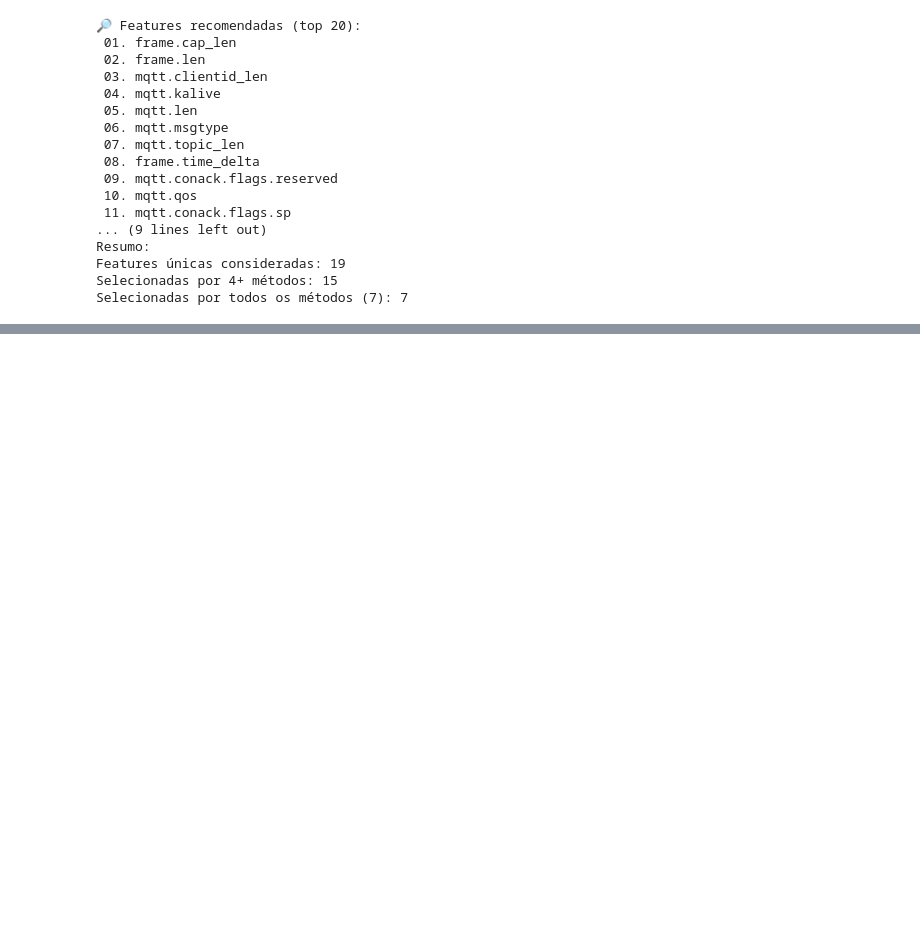
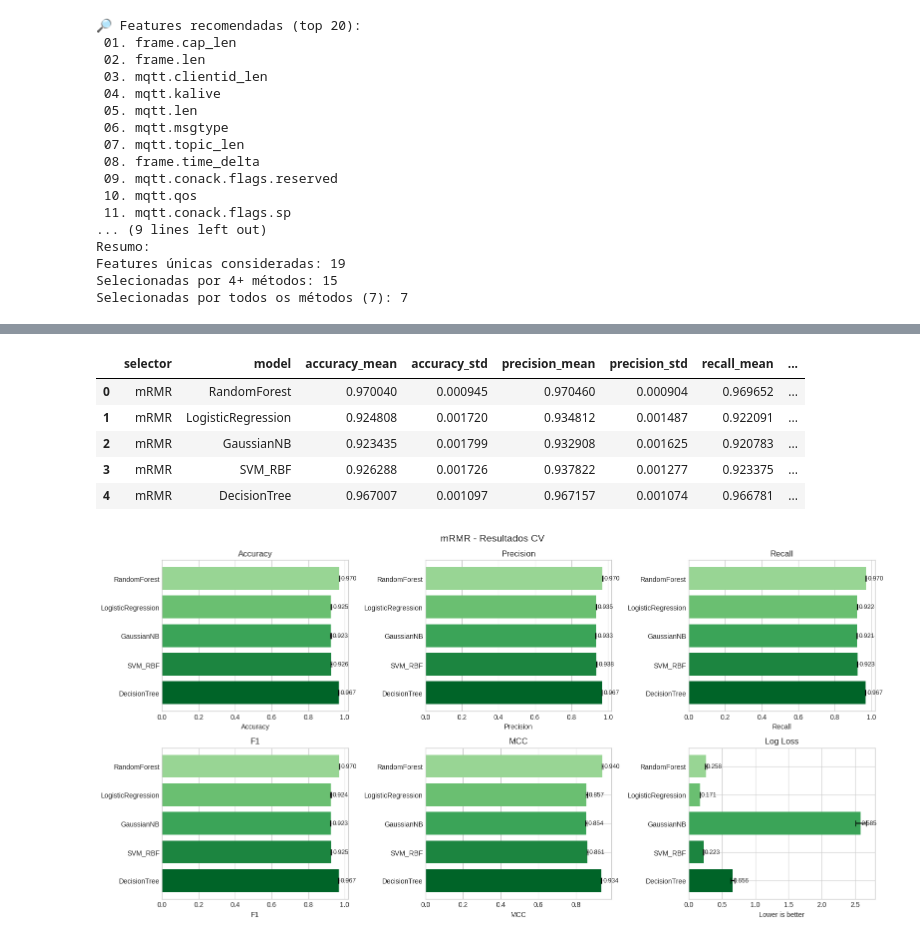
Before and after one commit to William-SWS/mqtt_under_attack, a Jupyter notebook: notebooks/model_training.ipynb, the cells around one changed output, grey strips where cells are left out. Saved outputs shown, nothing was run; the diff lists cells and outputs as text; code cells hidden in the pictures; blank space fills up the shorter version.

```diff
--- a/notebooks/model_training.ipynb
+++ b/notebooks/model_training.ipynb
@@ -1497,0 +1688,14 @@ Selecionadas por todos os métodos (7): 7
+# %%
+# Avaliar mRMR
+sel_name = "mRMR"
+df_mrmr = evaluate_selector_cv(sel_name, selector_funcs[sel_name], X, y, cv_splits=5)
+display(df_mrmr)
+plot_selector_results(df_mrmr, f"{sel_name} - Resultados CV")
+# %% [output]
+|  | selector | model | accuracy_mean | accuracy_std | precision_mean | precision_std | recall_mean | ... |
+| 0 | mRMR | RandomForest | 0.970040 | 0.000945 | 0.970460 | 0.000904 | 0.969652 | ... |
+| 1 | mRMR | LogisticRegression | 0.924808 | 0.001720 | 0.934812 | 0.001487 | 0.922091 | ... |
+| 2 | mRMR | GaussianNB | 0.923435 | 0.001799 | 0.932908 | 0.001625 | 0.920783 | ... |
+| 3 | mRMR | SVM_RBF | 0.926288 | 0.001726 | 0.937822 | 0.001277 | 0.923375 | ... |
+| 4 | mRMR | DecisionTree | 0.967007 | 0.001097 | 0.967157 | 0.001074 | 0.966781 | ... |
+[figure, added]
```
Also changed, not shown: parts of 8 cells of this notebook, 2 other files.
